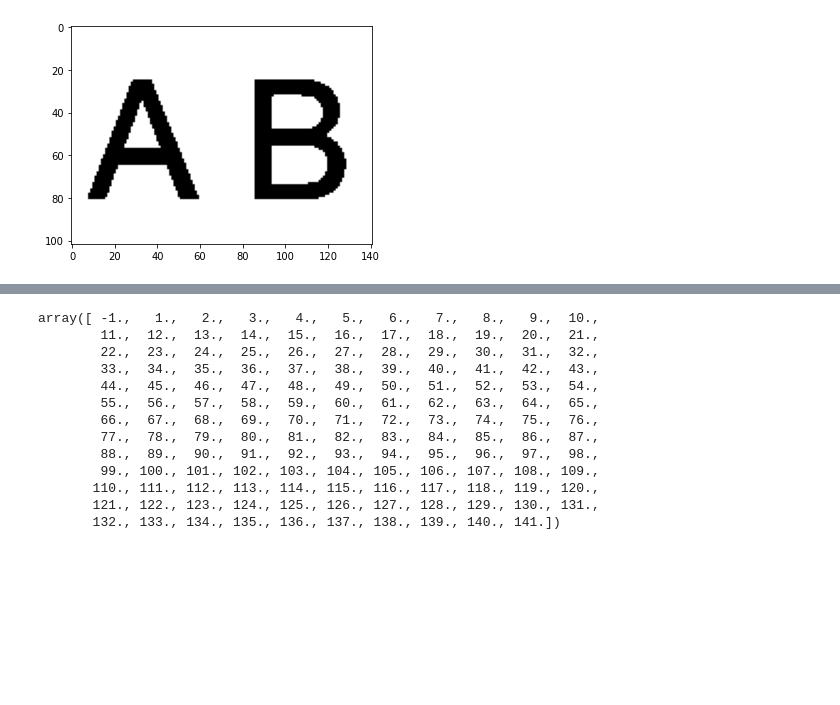
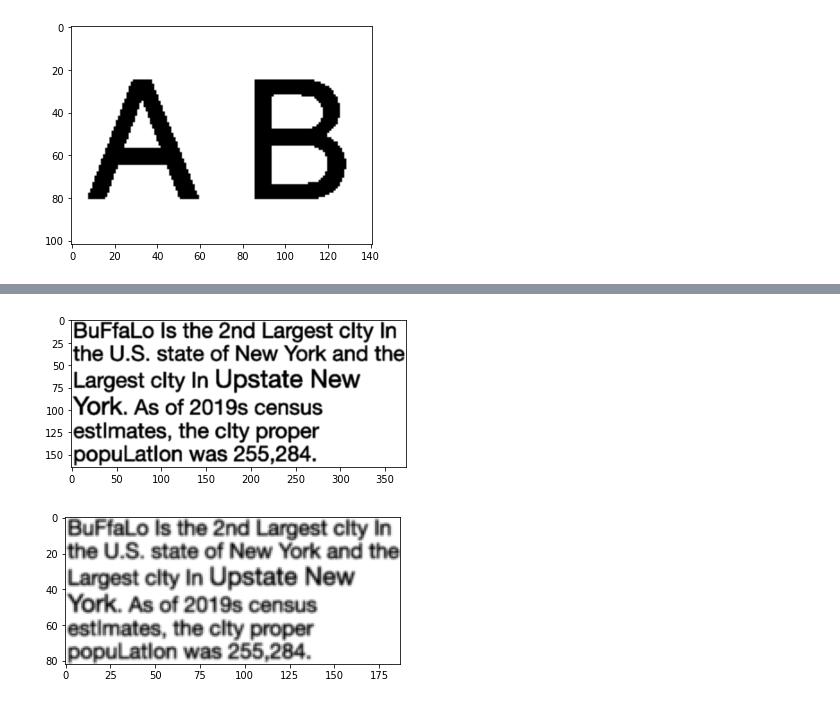
Before and after one commit to vinaykudari/ub, a Jupyter notebook: spring-22/CSE573-CVIP/OCR/notebook.ipynb, the cells around one changed output, grey strips where cells are left out. Cells and saved outputs as stored; diff of their text form; code cells hidden in the pictures; blank space fills up the shorter version.

```diff
--- a/spring-22/CSE573-CVIP/OCR/notebook.ipynb
+++ b/spring-22/CSE573-CVIP/OCR/notebook.ipynb
@@ -141,16 +141,10 @@ defaultdict(<function __main__.connected_components.<locals>.<lambda>()>,
-# %%
-np.unique(temp)
-# %% [output]
-array([ -1.,   1.,   2.,   3.,   4.,   5.,   6.,   7.,   8.,   9.,  10.,
-        11.,  12.,  13.,  14.,  15.,  16.,  17.,  18.,  19.,  20.,  21.,
-        22.,  23.,  24.,  25.,  26.,  27.,  28.,  29.,  30.,  31.,  32.,
-        33.,  34.,  35.,  36.,  37.,  38.,  39.,  40.,  41.,  42.,  43.,
-        44.,  45.,  46.,  47.,  48.,  49.,  50.,  51.,  52.,  53.,  54.,
-        55.,  56.,  57.,  58.,  59.,  60.,  61.,  62.,  63.,  64.,  65.,
-        66.,  67.,  68.,  69.,  70.,  71.,  72.,  73.,  74.,  75.,  76.,
-        77.,  78.,  79.,  80.,  81.,  82.,  83.,  84.,  85.,  86.,  87.,
-        88.,  89.,  90.,  91.,  92.,  93.,  94.,  95.,  96.,  97.,  98.,
-        99., 100., 101., 102., 103., 104., 105., 106., 107., 108., 109.,
-       110., 111., 112., 113., 114., 115., 116., 117., 118., 119., 120.,
-       121., 122., 123., 124., 125., 126., 127., 128., 129., 130., 131.,
-       132., 133., 134., 135., 136., 137., 138., 139., 140., 141.])
+# %%
+temp = cv2.pyrDown(bin_img)
+_ = plt.imshow(temp, cmap='gray')
+# %% [output]
+[figure, added]
+# %%
+temp = cv2.pyrDown(temp)
+_ = plt.imshow(temp, cmap='gray')
+# %% [output]
+[figure, added]
```
Also changed, not shown: parts of 10 cells of this notebook, 1 other file.
